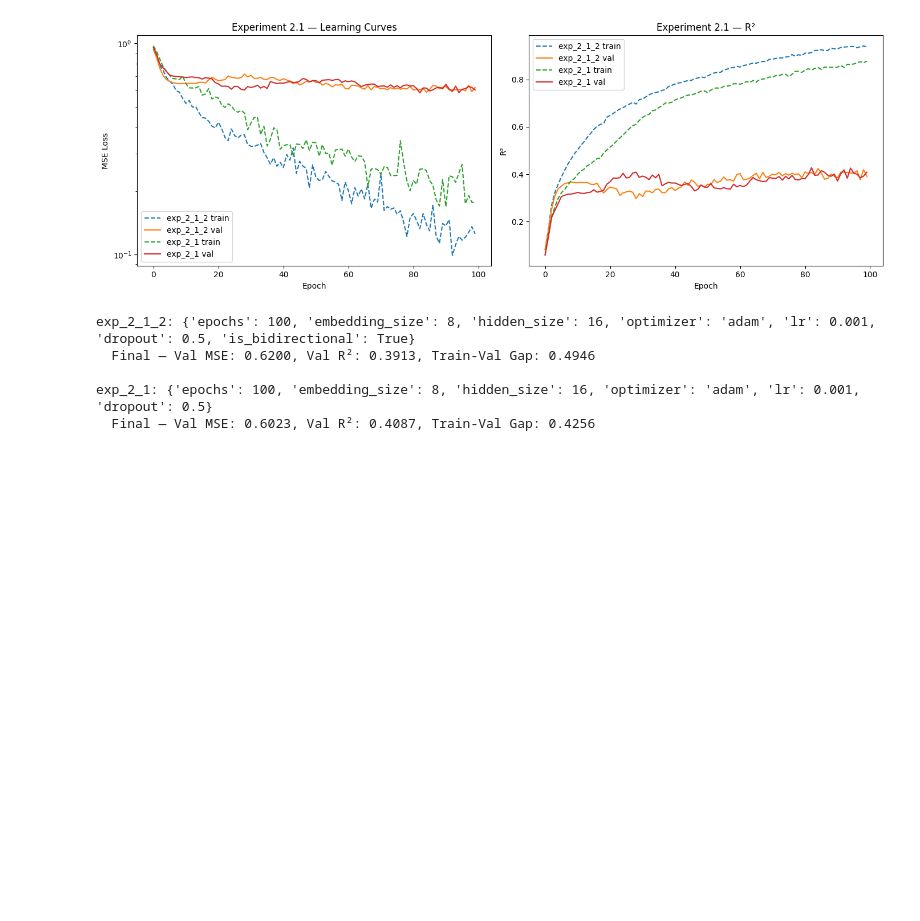
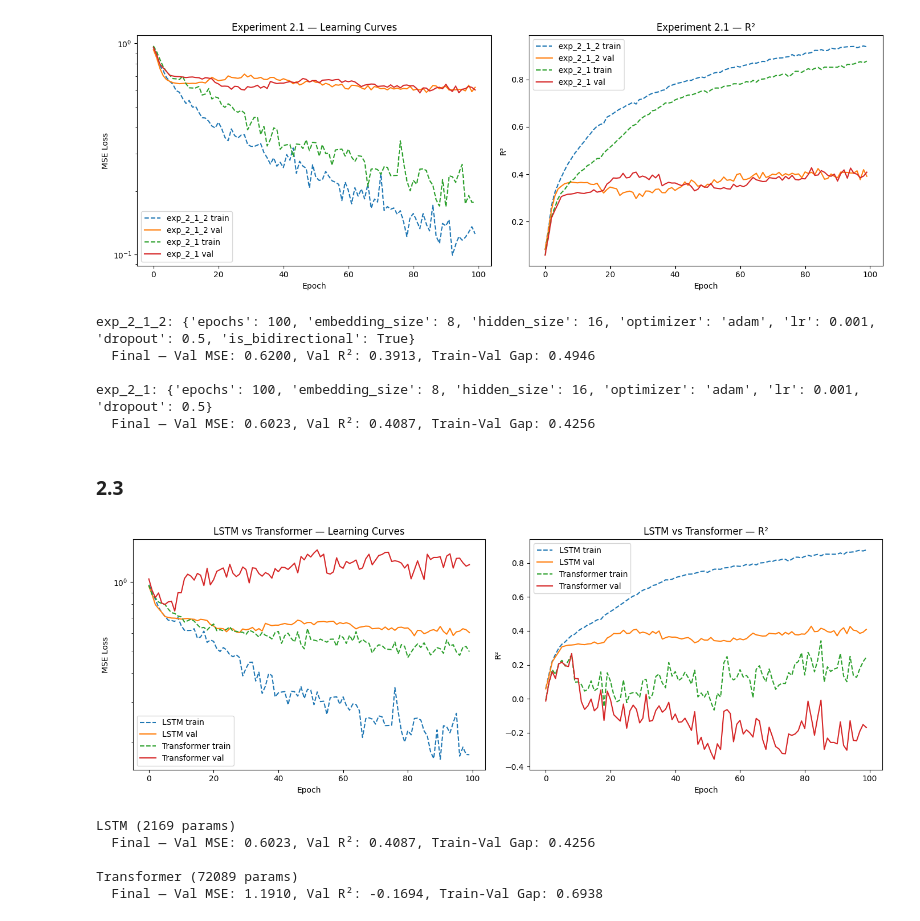
Before and after one commit to trvslhlt/ift_6390_machine_learning, a Jupyter notebook: assignments/assignment_2/analysis.ipynb, the cells around one changed output. Drawn from its saved outputs; the diff is of its cells as text; code cells hidden in the pictures; blank space fills up the shorter version.

```diff
--- a/assignments/assignment_2/analysis.ipynb
+++ b/assignments/assignment_2/analysis.ipynb
@@ -396,3 +396,58 @@ exp_2_1_2: {'epochs': 100, 'embedding_size': 8, 'hidden_size': 16, 'optimizer':
 
 exp_2_1: {'epochs': 100, 'embedding_size': 8, 'hidden_size': 16, 'optimizer': 'adam', 'lr': 0.001, 'dropout': 0.5}
   Final — Val MSE: 0.6023, Val R²: 0.4087, Train-Val Gap: 0.4256
+# %% [markdown]
+### 2.3
+# %%
+# Compare best LSTM (exp_2_1) vs Transformer (exp_2_3)
+compare_ids = {"LSTM": "exp_2_1", "Transformer": "exp_2_3"}
+compare_runs = {}
+for path in sorted(LOG_DIR.glob("*.json")):
+    with open(path) as f:
+        data = json.load(f)
+    eid = data.get("metadata", {}).get("exp_id")
+    for label, target_id in compare_ids.items():
+        if eid == target_id:
+            compare_runs[label] = data
+
+fig, axes = plt.subplots(1, 2, figsize=(14, 5))
+
+for label, logs in compare_runs.items():
+    epochs = [e["epoch"] for e in logs["epoch"]]
+    train_loss = [e["train_loss"] for e in logs["epoch"]]
+    val_loss = [e["val_loss"] for e in logs["epoch"]]
+    train_r2 = [e["train_r2"] for e in logs["epoch"]]
+    val_r2 = [e["val_r2"] for e in logs["epoch"]]
+
+    axes[0].plot(epochs, train_loss, label=f"{label} train", linestyle="--")
+    axes[0].plot(epochs, val_loss, label=f"{label} val")
+    axes[1].plot(epochs, train_r2, label=f"{label} train", linestyle="--")
+    axes[1].plot(epochs, val_r2, label=f"{label} val")
+
+axes[0].set_xlabel("Epoch")
+axes[0].set_ylabel("MSE Loss")
+axes[0].set_yscale("log")
+axes[0].set_title("LSTM vs Transformer — Learning Curves")
+axes[0].legend()
+
+axes[1].set_xlabel("Epoch")
+axes[1].set_ylabel("R²")
+axes[1].set_title("LSTM vs Transformer — R²")
+axes[1].legend()
+
+plt.tight_layout()
+plt.show()
+
+for label, logs in compare_runs.items():
+    last = logs["epoch"][-1]
+    model = logs["experiment"].get("model", {})
+    print(f"{label} ({model.get('num_params', '?')} params)")
+    print(f"  Final — Val MSE: {last['val_loss']:.4f}, Val R²: {last['val_r2']:.4f}, Train-Val Gap: {last['val_loss'] - last['train_loss']:.4f}")
+    print()
+# %% [output]
+[figure, added]
+LSTM (2169 params)
+  Final — Val MSE: 0.6023, Val R²: 0.4087, Train-Val Gap: 0.4256
+
+Transformer (72089 params)
+  Final — Val MSE: 1.1910, Val R²: -0.1694, Train-Val Gap: 0.6938
```
Also changed, not shown: 4 other files.
